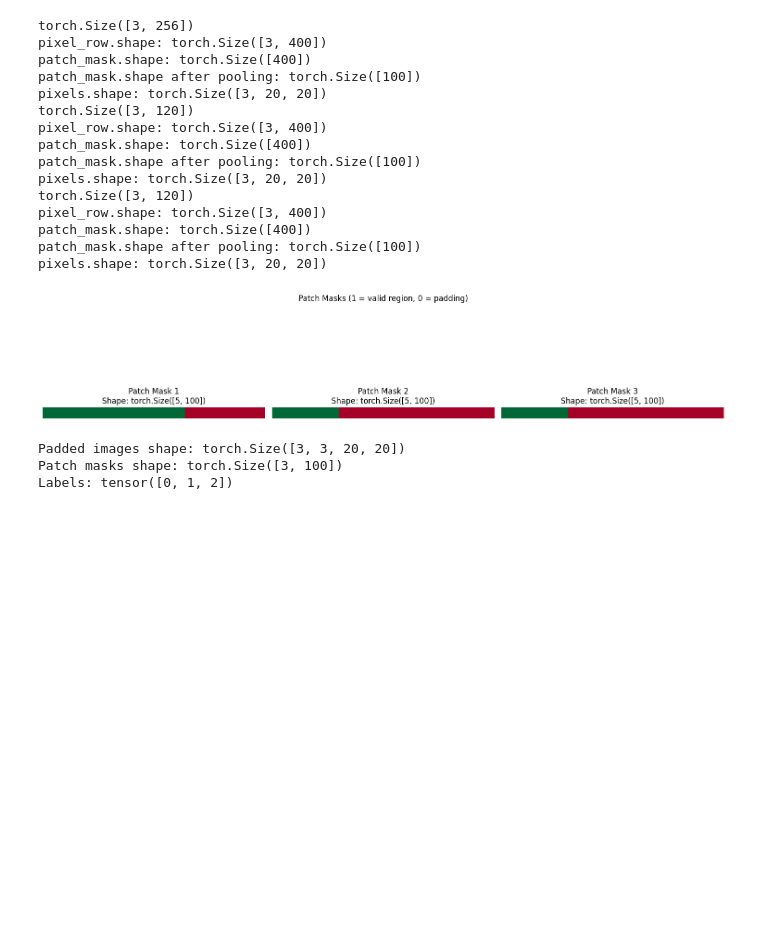
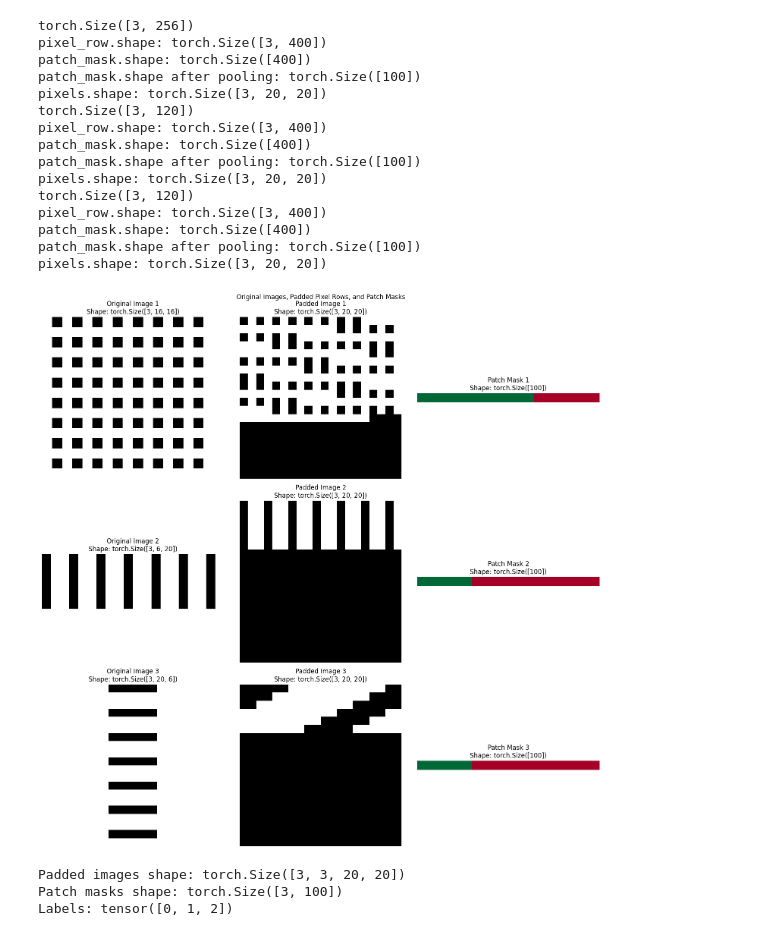
Before and after one commit to jlnk03/rin-pytorch, a Jupyter notebook: pad.ipynb, the cells around one changed output. Saved outputs shown, nothing was run; the diff lists cells and outputs as text; code cells hidden in the pictures; blank space fills up the shorter version.

```diff
--- a/pad.ipynb
+++ b/pad.ipynb
@@ -79,41 +79,51 @@ batch = create_sample_batch()
 patch_size = 2
 padded_images, patch_masks, labels = pad_to_max_size(batch, patch_size)
 
 # Visualize results
-fig, axes = plt.subplots(1, 3, figsize=(15, 5))
-fig.suptitle('Patch Masks (1 = valid region, 0 = padding)')
+fig, axes = plt.subplots(3, 3, figsize=(15, 15))
+fig.suptitle('Original Images, Padded Pixel Rows, and Patch Masks')
 
 for i in range(3):
-    # Stack 5 copies of the patch mask to create a 2D image
+    # Original image
+    axes[i,0].imshow(batch[i][0].permute(1,2,0))  # Permute for correct image display
+    axes[i,0].set_title(f'Original Image {i+1}\nShape: {batch[i][0].shape}')
+    axes[i,0].axis('off')
+
+    # Padded pixel row (reshape to 2D for visualization)
+    padded_row = padded_images[i].squeeze(0)  # Remove batch dimension
+    axes[i,1].imshow(padded_row.permute(1,2,0))  # Permute for correct image display
+    axes[i,1].set_title(f'Padded Image {i+1}\nShape: {padded_row.shape}')
+    axes[i,1].axis('off')
+
+    # Patch mask
     stacked_mask = torch.stack([patch_masks[i]]*5)
-    # Show stacked patch mask in light green
-    axes[i].imshow(stacked_mask, cmap='RdYlGn')  # Using RdYlGn colormap for red-yellow-green
-    axes[i].set_title(f'Patch Mask {i+1}\nShape: {stacked_mask.shape}')
-    axes[i].axis('off')
+    axes[i,2].imshow(stacked_mask, cmap='RdYlGn')
+    axes[i,2].set_title(f'Patch Mask {i+1}\nShape: {patch_masks[i].shape}')
+    axes[i,2].axis('off')
 
 plt.tight_layout()
 plt.show()
 
 print("Padded images shape:", padded_images.shape)
 print("Patch masks shape:", patch_masks.shape)
 print("Labels:", labels)
 # %% [output]
 torch.Size([3, 256])
 pixel_row.shape: torch.Size([3, 400])
 patch_mask.shape: torch.Size([400])
 patch_mask.shape after pooling: torch.Size([100])
 pixels.shape: torch.Size([3, 20, 20])
 torch.Size([3, 120])
 pixel_row.shape: torch.Size([3, 400])
 patch_mask.shape: torch.Size([400])
 patch_mask.shape after pooling: torch.Size([100])
 pixels.shape: torch.Size([3, 20, 20])
 torch.Size([3, 120])
 pixel_row.shape: torch.Size([3, 400])
 patch_mask.shape: torch.Size([400])
 patch_mask.shape after pooling: torch.Size([100])
 pixels.shape: torch.Size([3, 20, 20])
-[figure, old version]
+[figure, new version]
 Padded images shape: torch.Size([3, 3, 20, 20])
 Patch masks shape: torch.Size([3, 100])
 Labels: tensor([0, 1, 2])
```
